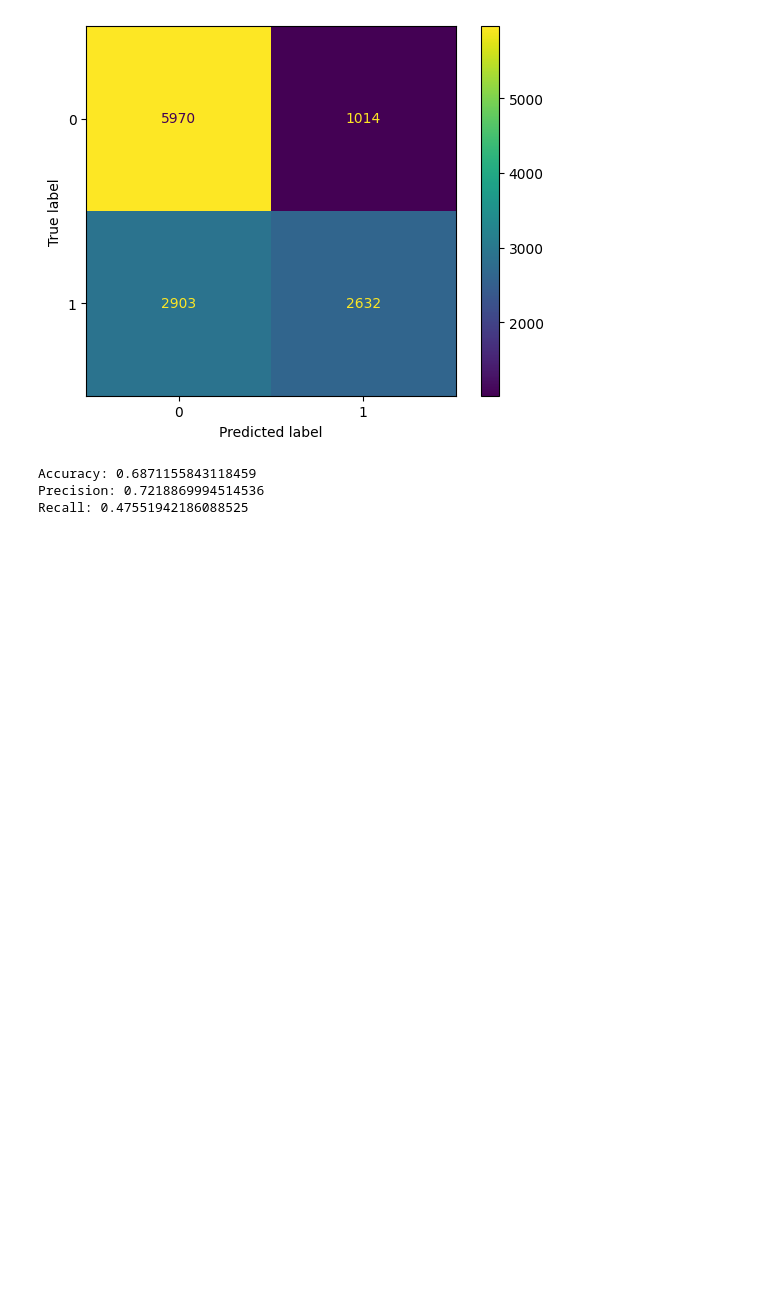
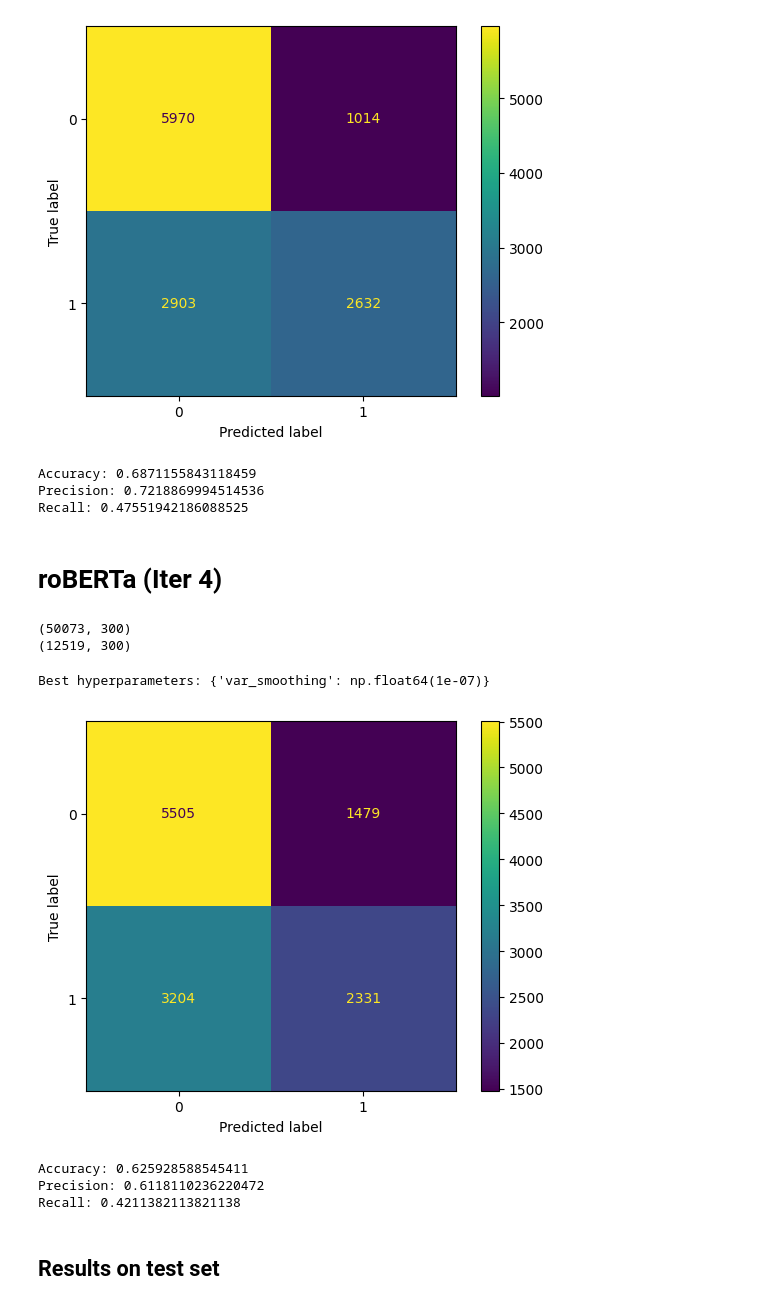
Before and after one commit to Leelexuan/WELFake_AI_Project, a Jupyter notebook: models/nb_gaussian/Gaussian_embed_iter3.ipynb, the cells around one changed output. Drawn from its saved outputs; the diff is of its cells as text; code cells hidden in the pictures; blank space fills up the shorter version.

Commit message:
added iter 3 and iter 4

```diff
--- a/models/nb_gaussian/Gaussian_embed_iter3.ipynb
+++ b/models/nb_gaussian/Gaussian_embed_iter3.ipynb
@@ -264,3 +264,50 @@ print("Recall:", recall)
 Accuracy: 0.6871155843118459
 Precision: 0.7218869994514536
 Recall: 0.47551942186088525
+# %% [markdown]
+# roBERTa (Iter 4)
+# %%
+x = df["roberta_embedding"]
+
+x_train, x_test, y_train, y_test = train_test_split(x, y, test_size=0.2, random_state=seed)
+
+x_train_fixed = np.stack(x_train)
+x_test_fixed = np.stack(x_test)
+print(x_train_fixed.shape)
+print(x_test_fixed.shape)
+# %% [output]
+(50073, 300)
+(12519, 300)
+# %%
+rand_search.fit(x_train_fixed, y_train)
+
+# Create a variable for the best model
+roberta_gaussian = rand_search.best_estimator_
+
+# Print the best hyperparameters
+print('Best hyperparameters:',  rand_search.best_params_)
+# %% [output]
+Best hyperparameters: {'var_smoothing': np.float64(1e-07)}
+# %%
+y_pred = roberta_gaussian.predict(x_test_fixed)
+
+# Create the confusion matrix
+cm = confusion_matrix(y_test, y_pred)
+
+ConfusionMatrixDisplay(confusion_matrix=cm).plot();
+# %% [output]
+[figure, added]
+# %%
+accuracy = accuracy_score(y_test, y_pred)
+precision = precision_score(y_test, y_pred)
+recall = recall_score(y_test, y_pred)
+
+print("Accuracy:", accuracy)
+print("Precision:", precision)
+print("Recall:", recall)
+# %% [output]
+Accuracy: 0.625928588545411
+Precision: 0.6118110236220472
+Recall: 0.4211382113821138
+# %% [markdown]
+## Results on test set
```
Also changed, not shown: parts of 20 cells of this notebook, 5 other files.
